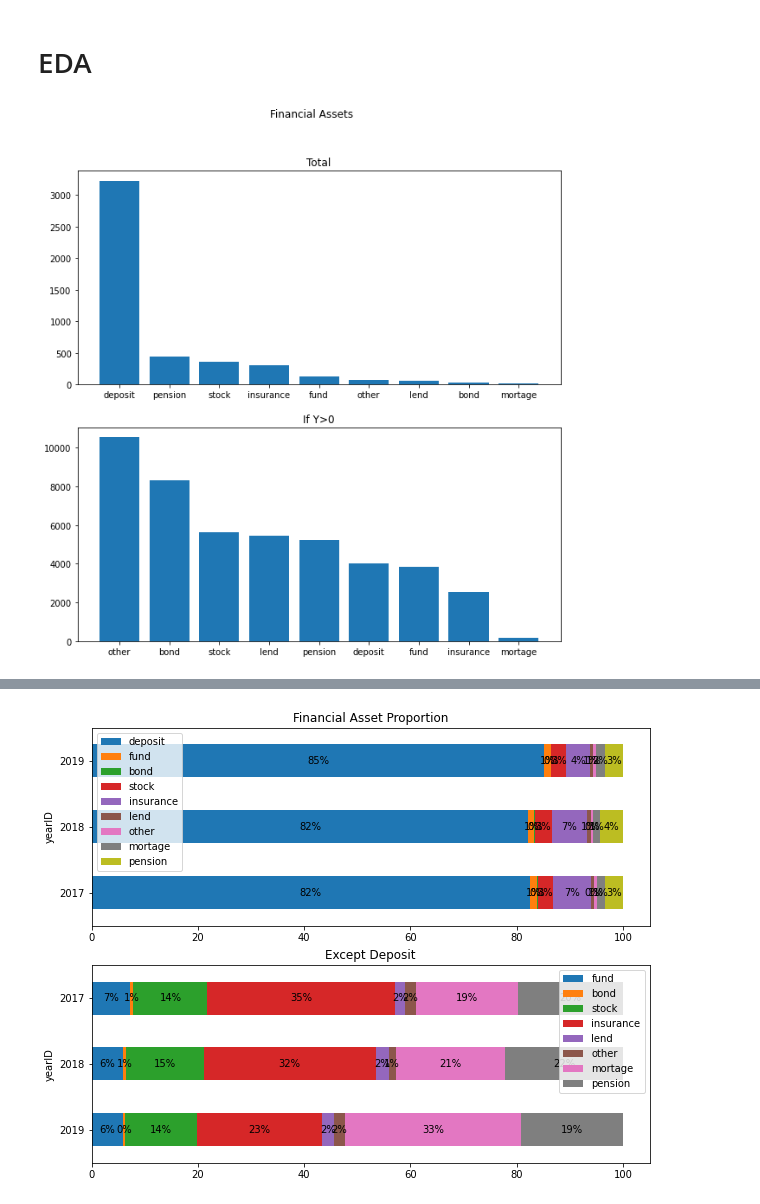
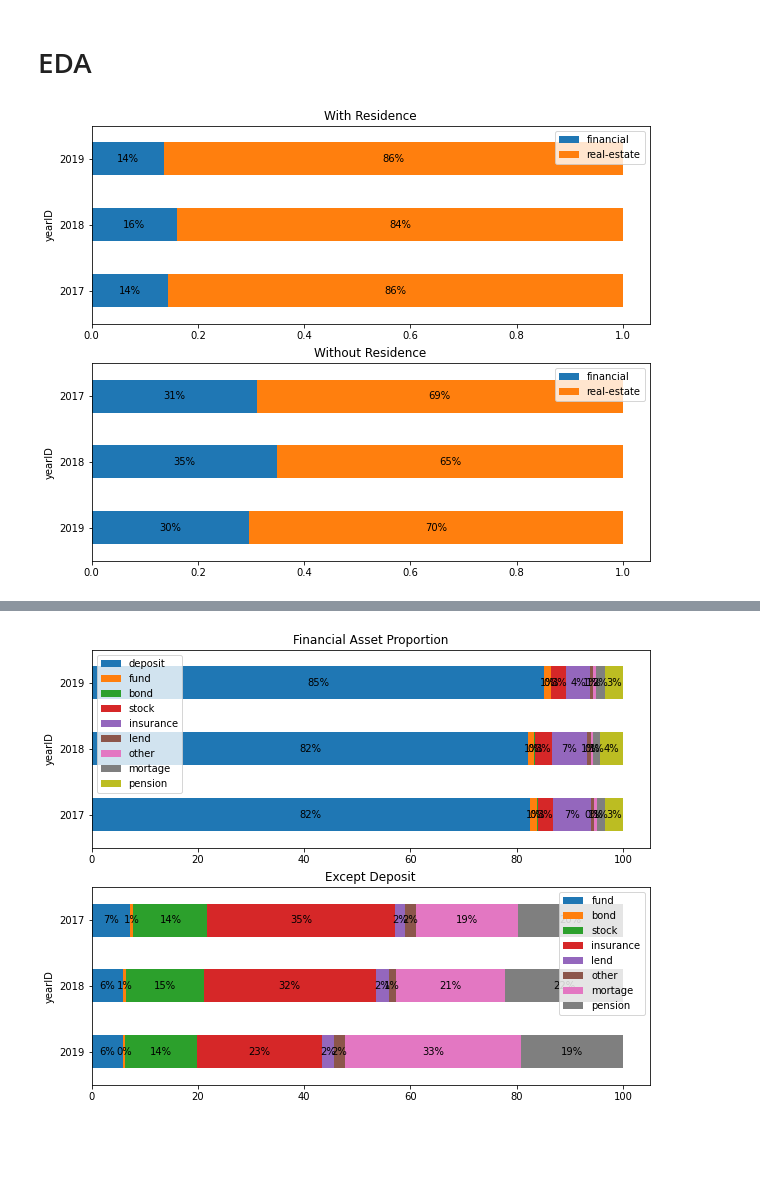
Before and after one commit to jinwls/Relative_Deprivation_Risk_Preference, a Jupyter notebook: explore.ipynb, the cells around one changed output, grey strips where cells are left out. Drawn from its saved outputs; the diff is of its cells as text; code cells hidden in the pictures; blank space fills up the shorter version.

```diff
--- a/explore.ipynb
+++ b/explore.ipynb
@@ -10 +192,4 @@ df10 = pd.read_csv('/Users/jinc/Desktop/프로젝트/학부연구/재정패널
+# %%
+dfp = pd.concat([dfp10, dfp11, dfp12])
+df = df.merge(dfp, how='left', on=['hid','yearID'])
 # %% [markdown]
@@ -109,20 +272,53 @@ df['total_b'] = df['fund'] + df['bond'] + df['stock'] + df['insurance'] + df['le
 # %% [markdown]
 # EDA
-# %%
-f,ax = plt.subplots(2,1,figsize=(10,10))
-plt.suptitle('Financial Assets')
-
-# Proportion of assets (Total)
-x = df[finname].mean().sort_values(ascending=False).index
-y = df[finname].mean().sort_values(ascending=False).values
-ax[0].bar(x,y)
-ax[0].set_title('Total')
-
-# Condition (Y>0)
-x = df[finname].replace(0,np.NaN).mean().sort_values(ascending=False).index
-y = df[finname].replace(0,np.NaN).mean().sort_values(ascending=False).values
-ax[1].bar(x,y)
-ax[1].set_title('If Y>0')
-plt.show()
-# %% [output]
-[figure, removed]
+# %%
+eda = df.copy()
+# %%
+# Financial vs Real-estate
+
+# With residence
+total_sum1 = eda.groupby('yearID').sum()[['f_total', 'r_total', 'total']]
+total_sum1['financial'] = total_sum1['f_total'] / total_sum1['total']
+total_sum1['real-estate'] = total_sum1['r_total'] / total_sum1['total']
+
+# Without residence
+eda['nor_total'] = eda['house'] + eda['land'] + eda['building']
+eda['minus_total'] = df['f_total'] + eda['nor_total']
+total_sum2 = eda.groupby('yearID').sum()[['f_total', 'nor_total', 'minus_total']]
+total_sum2['financial'] = total_sum2['f_total'] / total_sum2['minus_total']
+total_sum2['real-estate'] = total_sum2['nor_total'] / total_sum2['minus_total']
+# %%
+result1 = total_sum1[['financial','real-estate']]
+result2 = total_sum2[['financial','real-estate']]
+
+f,ax = plt.subplots(2,1,figsize=(10,8))
+
+ax[0].set_title('With Residence')
+
+ax0 = result1.plot.barh(stacked=True, ax=ax[0])
+plt.gca().invert_yaxis()
+for n in ax0.patches:
+    width, height = n.get_width(), n.get_height()
+    x, y = n.get_xy()
+    ax0.text(x+width/2,
+            y+height/2,
+            '{:.0f}%'.format(width*100),
+            horizontalalignment='center',
+            verticalalignment='center')
+
+
+ax[1].set_title('Without Residence')
+
+ax1 = result2.plot.barh(stacked=True, ax=ax[1])
+plt.gca().invert_yaxis()
+for n in ax1.patches:
+    width, height = n.get_width(), n.get_height()
+    x, y = n.get_xy()
+    ax1.text(x+width/2,
+            y+height/2,
+            '{:.0f}%'.format(width*100),
+            horizontalalignment='center',
+            verticalalignment='center')
+plt.show()
+# %% [output]
+[figure, added]
```
Also changed, not shown: parts of 41 cells of this notebook, 2 other files.
